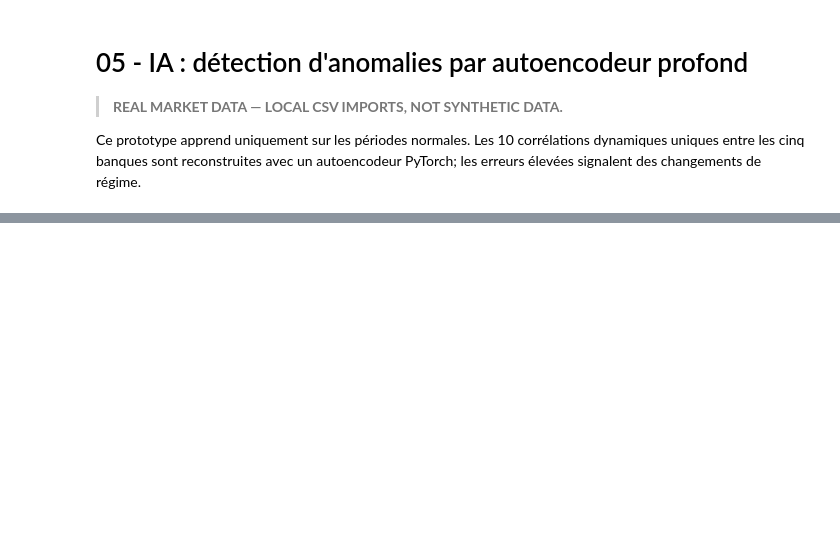
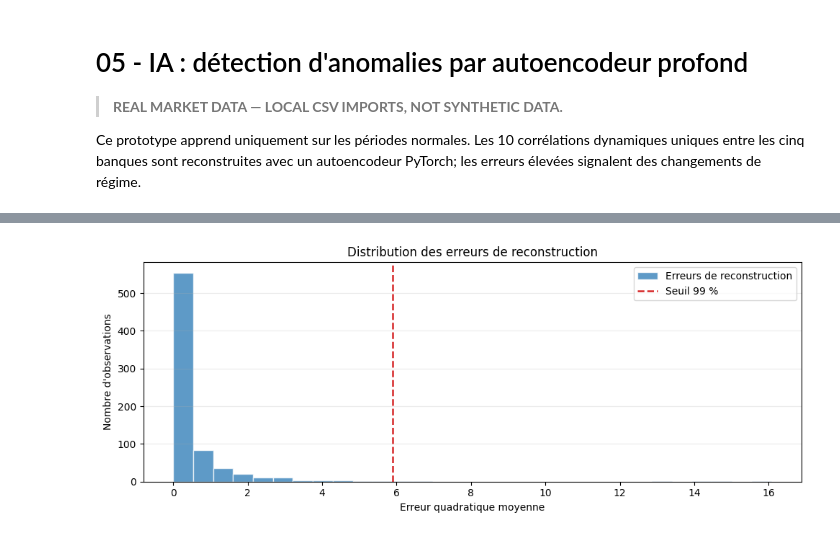
Before and after one commit to Errafai/financial-markets-and-erp, a Jupyter notebook: notebooks/05_ia_anomaly_detection.ipynb, the cells around one changed output, grey strips where cells are left out. Saved outputs shown, nothing was run; the diff lists cells and outputs as text; code cells hidden in the pictures; blank space fills up the shorter version.

```diff
--- a/notebooks/05_ia_anomaly_detection.ipynb
+++ b/notebooks/05_ia_anomaly_detection.ipynb
@@ -139,0 +156,26 @@ plt.show()
+# %%
+fig, ax = plt.subplots(figsize=(10, 4))
+ax.hist(
+    anomaly_scores,
+    bins=30,
+    color="#2878B5",
+    alpha=0.75,
+    edgecolor="white",
+    label="Erreurs de reconstruction",
+)
+ax.axvline(
+    threshold,
+    color="#D62728",
+    linestyle="--",
+    linewidth=1.8,
+    label="Seuil 99 %",
+)
+ax.set_title("Distribution des erreurs de reconstruction")
+ax.set_xlabel("Erreur quadratique moyenne")
+ax.set_ylabel("Nombre d'observations")
+ax.legend()
+ax.grid(axis="y", alpha=0.25)
+plt.tight_layout()
+plt.show()
+# %% [output]
+[figure, added]
```
Also changed, not shown: parts of 4 cells of this notebook, 21 other files.
